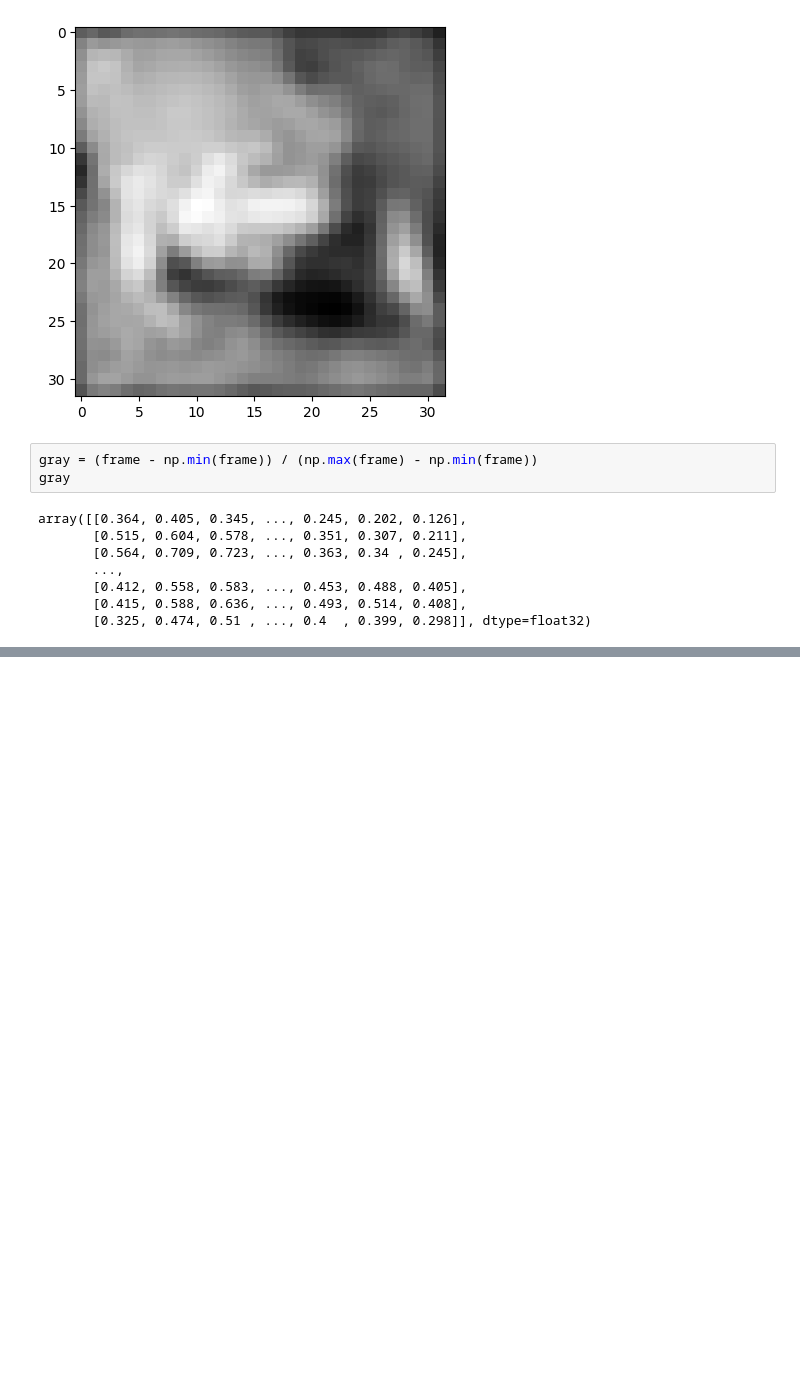
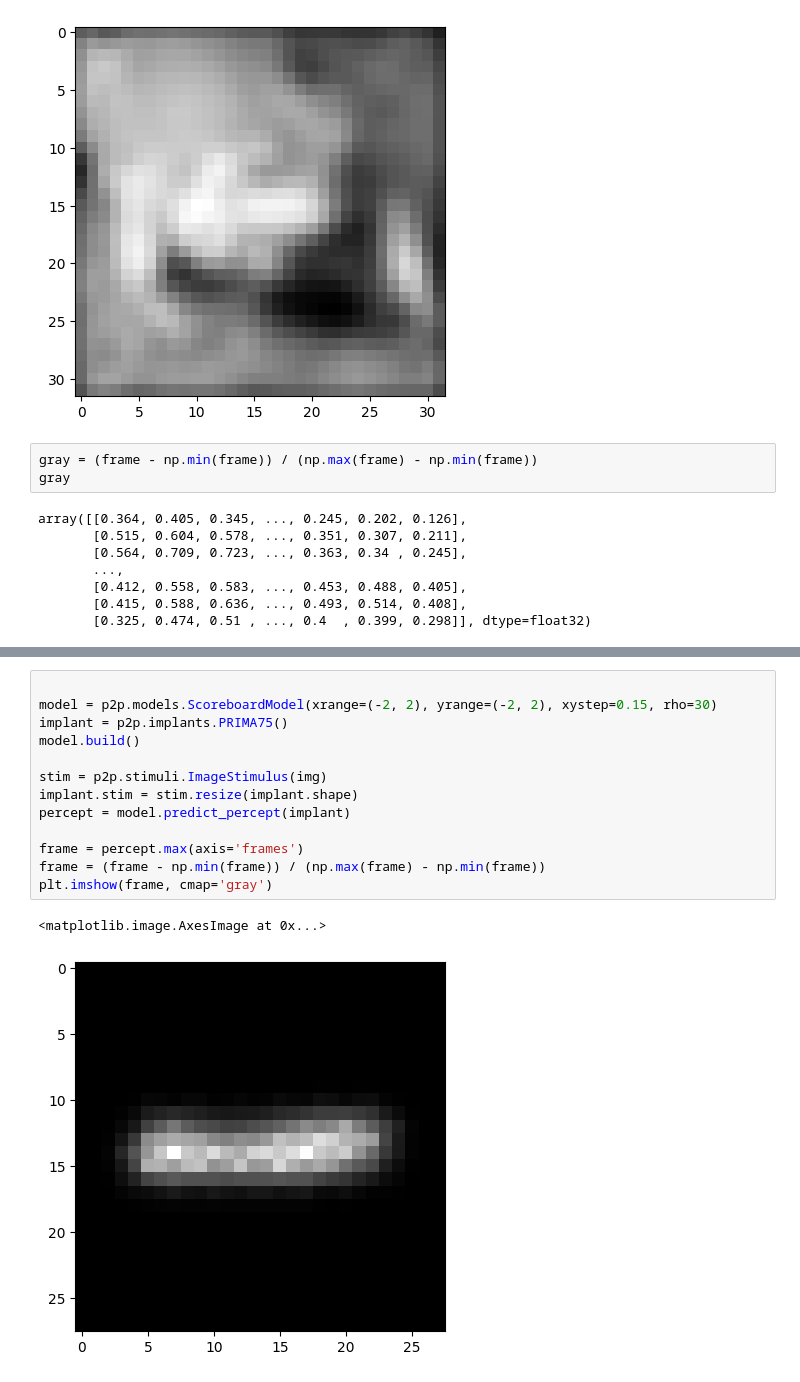
Before and after one commit to realmatthewpeng/percept, a Jupyter notebook: test_notebooks/phosphene_generator_test.ipynb, the cells around one changed output, grey strips where cells are left out. Drawn from its saved outputs; the diff is of its cells as text; blank space fills up the shorter version.

```diff
--- a/test_notebooks/phosphene_generator_test.ipynb
+++ b/test_notebooks/phosphene_generator_test.ipynb
@@ -271,0 +298,16 @@ array([[0.364, 0.405, 0.345, ..., 0.245, 0.202, 0.126],
+# %%
+
+model = p2p.models.ScoreboardModel(xrange=(-2, 2), yrange=(-2, 2), xystep=0.15, rho=30)
+implant = p2p.implants.PRIMA75()
+model.build()
+
+stim = p2p.stimuli.ImageStimulus(img)
+implant.stim = stim.resize(implant.shape)
+percept = model.predict_percept(implant)
+
+frame = percept.max(axis='frames')
+frame = (frame - np.min(frame)) / (np.max(frame) - np.min(frame))
+plt.imshow(frame, cmap='gray')
+# %% [output]
+<matplotlib.image.AxesImage at 0x...>
+[figure, added]
```
Also changed, not shown: parts of 3 cells of this notebook, 15 other files.
